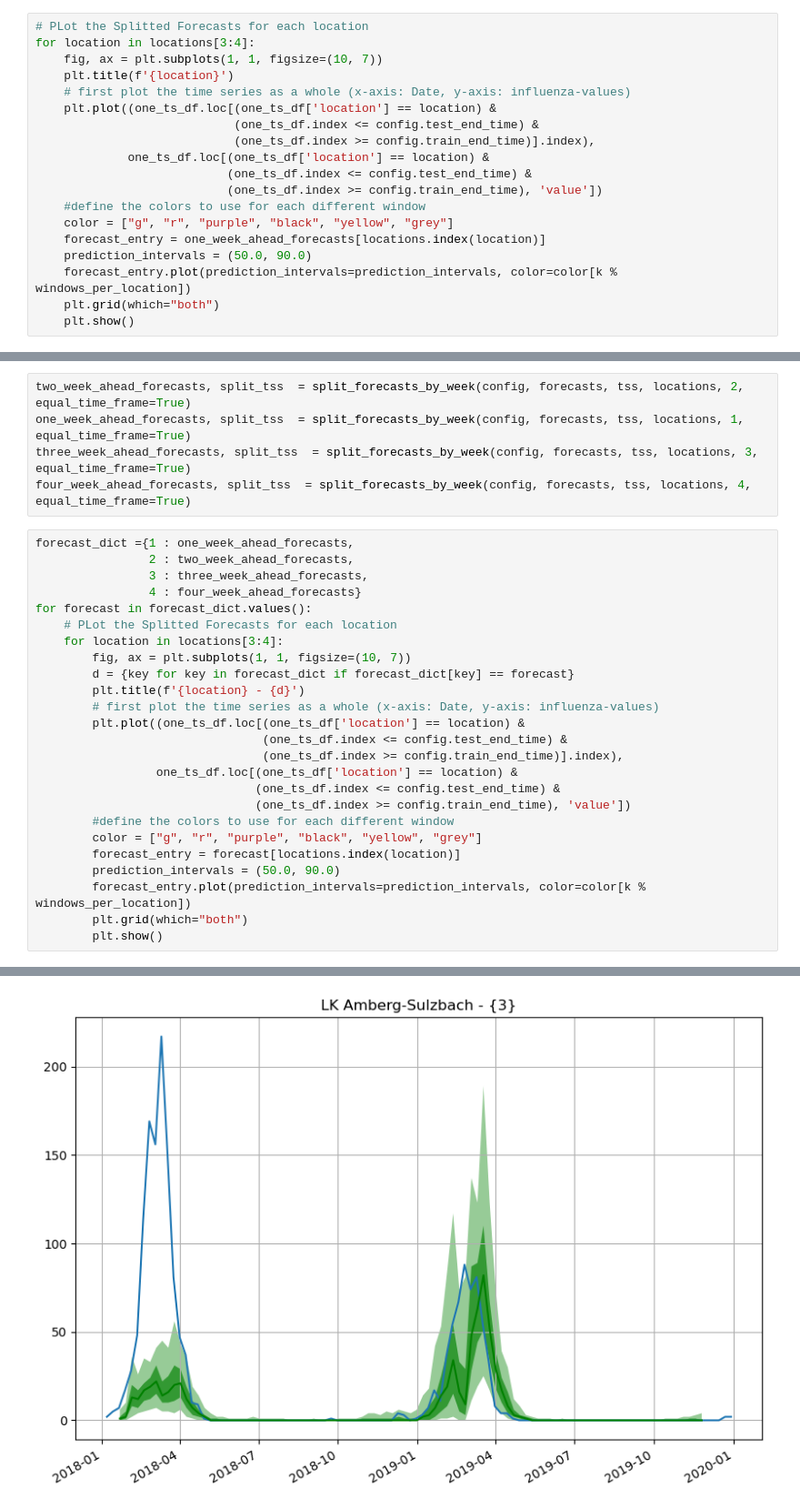
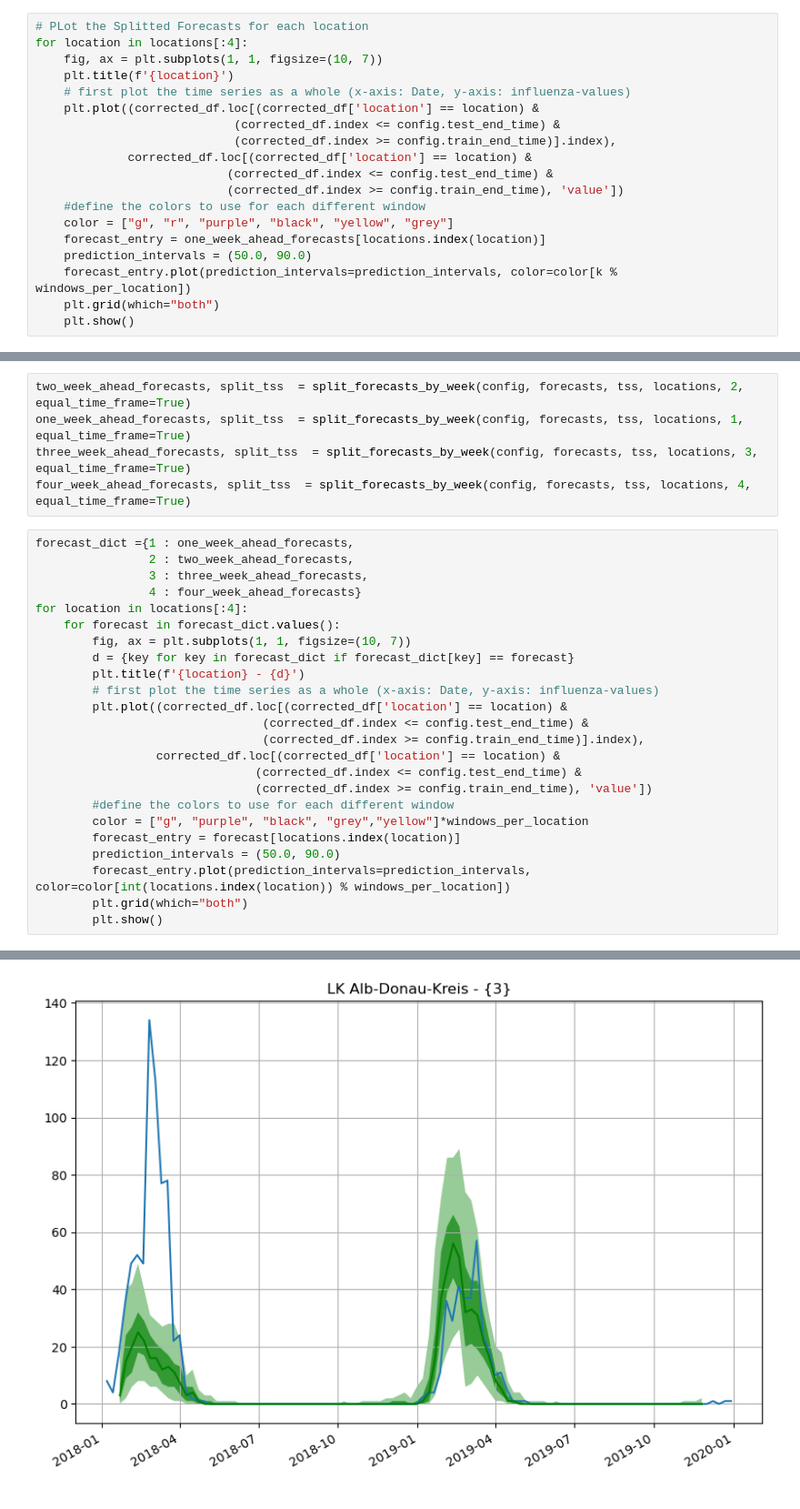
Before and after one commit to Kai-Ref/DeepAR_InfluenzaForecast, a Jupyter notebook: Notebooks/SplittingByWeekAheadForecasts.ipynb, the cells around one changed output, grey strips where cells are left out. Shown at 91% size. Cells and saved outputs as stored; diff of their text form.

```diff
--- a/Notebooks/SplittingByWeekAheadForecasts.ipynb
+++ b/Notebooks/SplittingByWeekAheadForecasts.ipynb
@@ -97,16 +100,16 @@ for location in locations:
         start_date=min(start_date_list)))
 # %%
 # PLot the Splitted Forecasts for each location
-for location in locations[3:4]:
+for location in locations[:4]:
     fig, ax = plt.subplots(1, 1, figsize=(10, 7))
     plt.title(f'{location}')
     # first plot the time series as a whole (x-axis: Date, y-axis: influenza-values)
-    plt.plot((one_ts_df.loc[(one_ts_df['location'] == location) &
-                            (one_ts_df.index <= config.test_end_time) &
-                            (one_ts_df.index >= config.train_end_time)].index),
-             one_ts_df.loc[(one_ts_df['location'] == location) &
-                           (one_ts_df.index <= config.test_end_time) &
-                           (one_ts_df.index >= config.train_end_time), 'value'])
+    plt.plot((corrected_df.loc[(corrected_df['location'] == location) &
+                            (corrected_df.index <= config.test_end_time) &
+                            (corrected_df.index >= config.train_end_time)].index),
+             corrected_df.loc[(corrected_df['location'] == location) &
+                           (corrected_df.index <= config.test_end_time) &
+                           (corrected_df.index >= config.train_end_time), 'value'])
     #define the colors to use for each different window
     color = ["g", "r", "purple", "black", "yellow", "grey"]
     forecast_entry = one_week_ahead_forecasts[locations.index(location)]
@@ -128,24 +134,23 @@ forecast_dict ={1 : one_week_ahead_forecasts,
                 2 : two_week_ahead_forecasts,
                 3 : three_week_ahead_forecasts,
                 4 : four_week_ahead_forecasts}
-for forecast in forecast_dict.values():
-    # PLot the Splitted Forecasts for each location
-    for location in locations[3:4]:
+for location in locations[:4]:
+    for forecast in forecast_dict.values():
         fig, ax = plt.subplots(1, 1, figsize=(10, 7))
         d = {key for key in forecast_dict if forecast_dict[key] == forecast}
         plt.title(f'{location} - {d}')
         # first plot the time series as a whole (x-axis: Date, y-axis: influenza-values)
-        plt.plot((one_ts_df.loc[(one_ts_df['location'] == location) &
-                                (one_ts_df.index <= config.test_end_time) &
-                                (one_ts_df.index >= config.train_end_time)].index),
-                 one_ts_df.loc[(one_ts_df['location'] == location) &
-                               (one_ts_df.index <= config.test_end_time) &
-                               (one_ts_df.index >= config.train_end_time), 'value'])
+        plt.plot((corrected_df.loc[(corrected_df['location'] == location) &
+                                (corrected_df.index <= config.test_end_time) &
+                                (corrected_df.index >= config.train_end_time)].index),
+                 corrected_df.loc[(corrected_df['location'] == location) &
+                               (corrected_df.index <= config.test_end_time) &
+                               (corrected_df.index >= config.train_end_time), 'value'])
         #define the colors to use for each different window
-        color = ["g", "r", "purple", "black", "yellow", "grey"]
+        color = ["g", "purple", "black", "grey","yellow"]*windows_per_location
         forecast_entry = forecast[locations.index(location)]
         prediction_intervals = (50.0, 90.0)
-        forecast_entry.plot(prediction_intervals=prediction_intervals, color=color[k % windows_per_location])
+        forecast_entry.plot(prediction_intervals=prediction_intervals, color=color[int(locations.index(location)) % windows_per_location])
         plt.grid(which="both")
         plt.show()
 # %% [output]
@@ -154 +159 @@ for forecast in forecast_dict.values():
-[figure, old version]
+[figure, new version]
```
Also changed, not shown: parts of 4 cells of this notebook, 2 other files.
